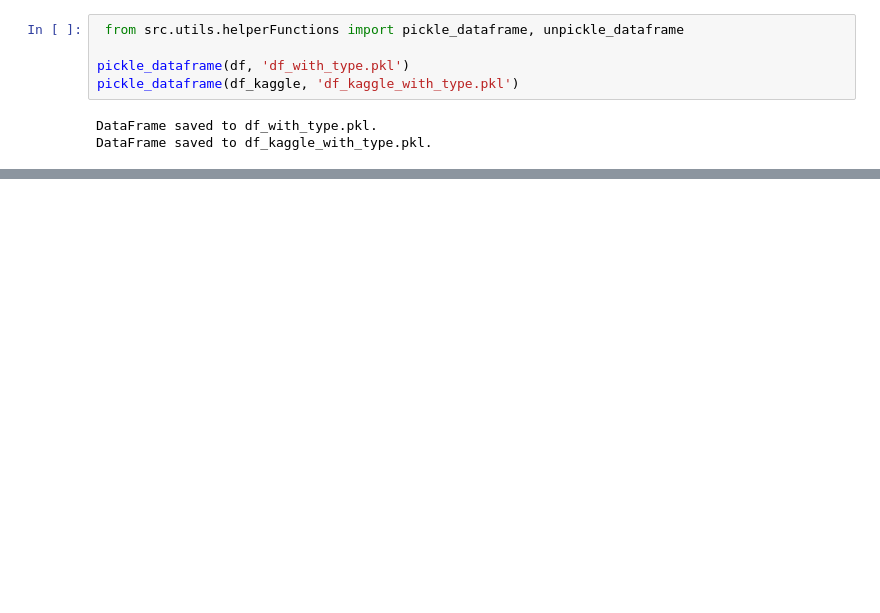
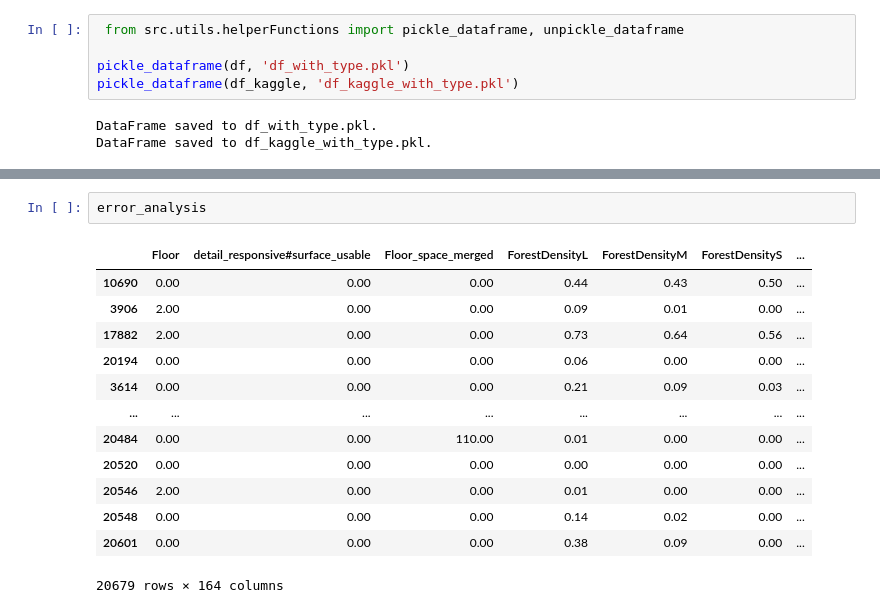
Before and after one commit to staldenhoefler/immo_challenge, a Jupyter notebook: notebooks/XGBoost.ipynb, the cells around one changed output, grey strips where cells are left out. Cells and saved outputs as stored; diff of their text form; blank space fills up the shorter version.

```diff
--- a/notebooks/XGBoost.ipynb
+++ b/notebooks/XGBoost.ipynb
@@ -85,3 +131,19 @@ File xgBoost_without_imputer_kaggle_results_2024-12-20_10-43-57.csv created succ
+# %%
+error_analysis
+# %% [output]
+|  | Floor | detail_responsive#surface_usable | Floor_space_merged | ForestDensityL | ForestDensityM | ForestDensityS | ... |
+| 10690 | 0.00 | 0.00 | 0.00 | 0.44 | 0.43 | 0.50 | ... |
+| 3906 | 2.00 | 0.00 | 0.00 | 0.09 | 0.01 | 0.00 | ... |
+| 17882 | 2.00 | 0.00 | 0.00 | 0.73 | 0.64 | 0.56 | ... |
+| 20194 | 0.00 | 0.00 | 0.00 | 0.06 | 0.00 | 0.00 | ... |
+| 3614 | 0.00 | 0.00 | 0.00 | 0.21 | 0.09 | 0.03 | ... |
+| ... | ... | ... | ... | ... | ... | ... | ... |
+| 20484 | 0.00 | 0.00 | 110.00 | 0.01 | 0.00 | 0.00 | ... |
+| 20520 | 0.00 | 0.00 | 0.00 | 0.00 | 0.00 | 0.00 | ... |
+| 20546 | 2.00 | 0.00 | 0.00 | 0.01 | 0.00 | 0.00 | ... |
+| 20548 | 0.00 | 0.00 | 0.00 | 0.14 | 0.02 | 0.00 | ... |
+| 20601 | 0.00 | 0.00 | 0.00 | 0.38 | 0.09 | 0.00 | ... |
+20679 rows × 164 columns
 # %%
 # make list with feature names
 
```
Also changed, not shown: parts of 10 cells of this notebook, 9 other files.
